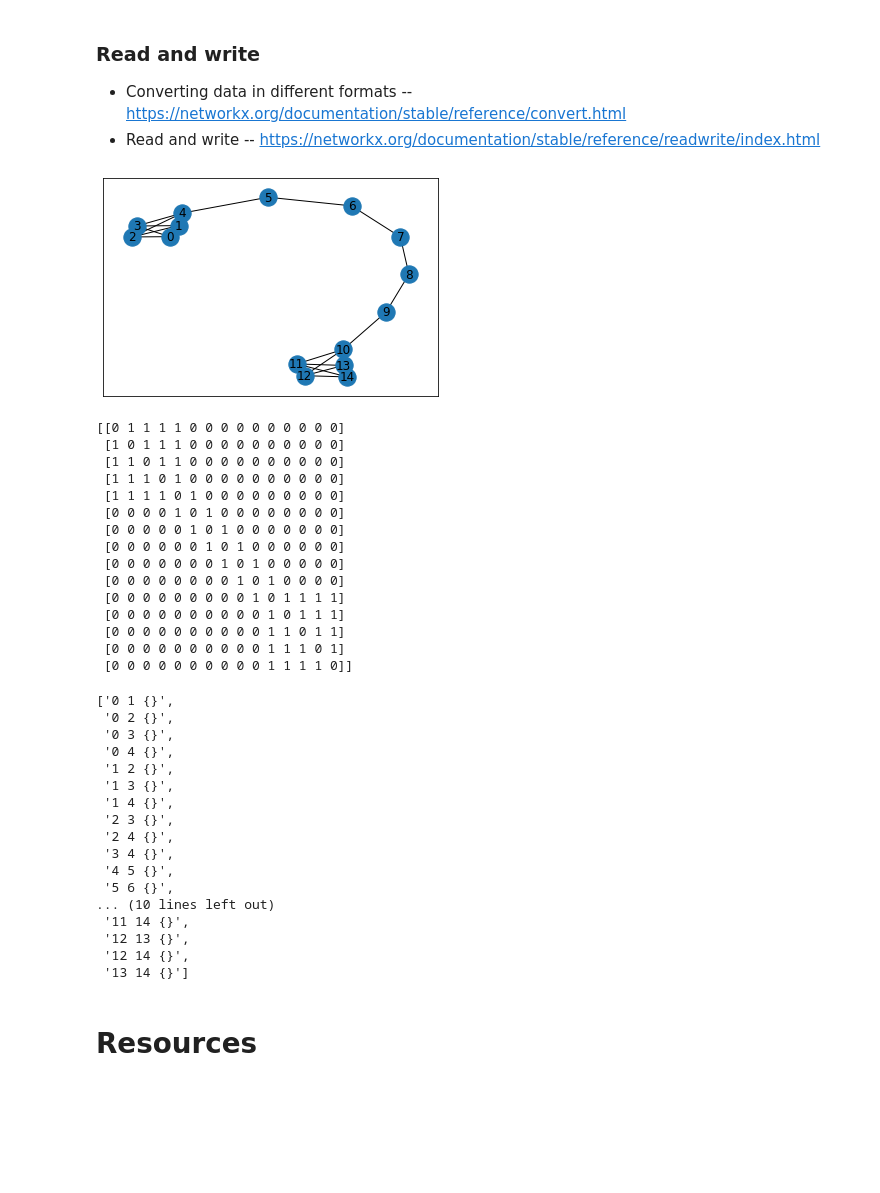
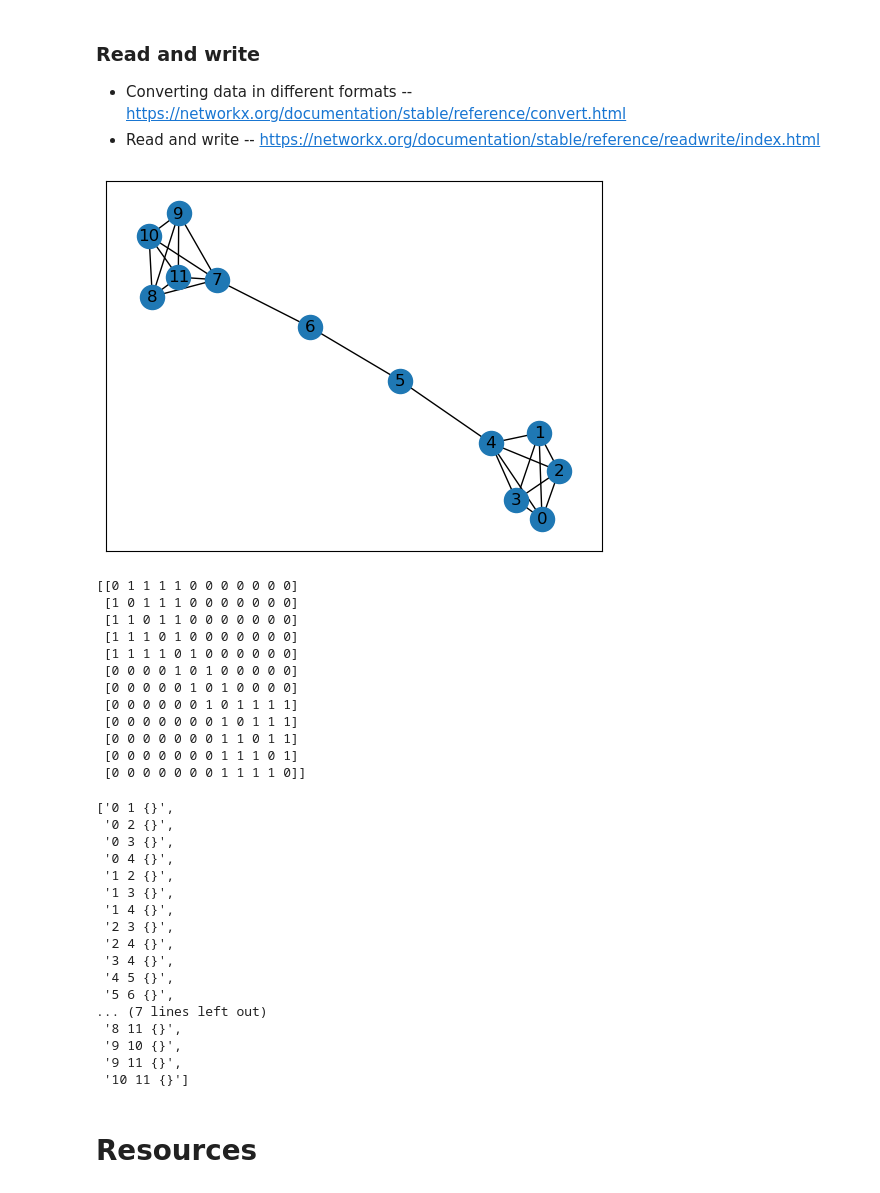
Before and after one commit to zademn/netsci-labs, a Jupyter notebook: Lab1-Intro/networkx_tutorial_short.ipynb, the cells around one changed output. Cells and saved outputs as stored; diff of their text form; code cells hidden in the pictures; blank space fills up the shorter version.

```diff
--- a/Lab1-Intro/networkx_tutorial_short.ipynb
+++ b/Lab1-Intro/networkx_tutorial_short.ipynb
@@ -129,10 +139,10 @@ nx.draw_networkx(G)
 # %%
 import os
 # %%
-G = nx.barbell_graph(5, 5) # two complete graphs connected by a path.
+G = nx.barbell_graph(5, 2) # two complete graphs connected by a path.
 nx.draw_networkx(G)
 # %% [output]
-[figure, old version]
+[figure, new version]
 # %%
 adj = nx.adjacency_matrix(G) # Sparse format
 print(adj.todense())
@@ -140,21 +150,18 @@ print(adj.todense())
 nx.write_adjlist(G, os.path.join('data', 'test.adjlist'))
 G_ = nx.read_adjlist(os.path.join('data', 'test.adjlist')) # Note: edges are read as strings now
 # %% [output]
-[[0 1 1 1 1 0 0 0 0 0 0 0 0 0 0]
- [1 0 1 1 1 0 0 0 0 0 0 0 0 0 0]
- [1 1 0 1 1 0 0 0 0 0 0 0 0 0 0]
- [1 1 1 0 1 0 0 0 0 0 0 0 0 0 0]
- [1 1 1 1 0 1 0 0 0 0 0 0 0 0 0]
- [0 0 0 0 1 0 1 0 0 0 0 0 0 0 0]
- [0 0 0 0 0 1 0 1 0 0 0 0 0 0 0]
- [0 0 0 0 0 0 1 0 1 0 0 0 0 0 0]
- [0 0 0 0 0 0 0 1 0 1 0 0 0 0 0]
- [0 0 0 0 0 0 0 0 1 0 1 0 0 0 0]
- [0 0 0 0 0 0 0 0 0 1 0 1 1 1 1]
- [0 0 0 0 0 0 0 0 0 0 1 0 1 1 1]
- [0 0 0 0 0 0 0 0 0 0 1 1 0 1 1]
- [0 0 0 0 0 0 0 0 0 0 1 1 1 0 1]
- [0 0 0 0 0 0 0 0 0 0 1 1 1 1 0]]
+[[0 1 1 1 1 0 0 0 0 0 0 0]
+ [1 0 1 1 1 0 0 0 0 0 0 0]
+ [1 1 0 1 1 0 0 0 0 0 0 0]
+ [1 1 1 0 1 0 0 0 0 0 0 0]
+ [1 1 1 1 0 1 0 0 0 0 0 0]
+ [0 0 0 0 1 0 1 0 0 0 0 0]
+ [0 0 0 0 0 1 0 1 0 0 0 0]
+ [0 0 0 0 0 0 1 0 1 1 1 1]
+ [0 0 0 0 0 0 0 1 0 1 1 1]
+ [0 0 0 0 0 0 0 1 1 0 1 1]
+ [0 0 0 0 0 0 0 1 1 1 0 1]
+ [0 0 0 0 0 0 0 1 1 1 1 0]]
 # %%
 list(nx.generate_edgelist(G))
 # %% [output]
@@ -170,11 +177,11 @@ list(nx.generate_edgelist(G))
  '3 4 {}',
  '4 5 {}',
  '5 6 {}',
-... (10 lines left out)
- '11 14 {}',
- '12 13 {}',
- '12 14 {}',
- '13 14 {}']
+... (7 lines left out)
+ '8 11 {}',
+ '9 10 {}',
+ '9 11 {}',
+ '10 11 {}']
 # %% [markdown]
 # Resources
 # %% [markdown]
```
Also changed, not shown: parts of 11 cells of this notebook, 5 other files.
